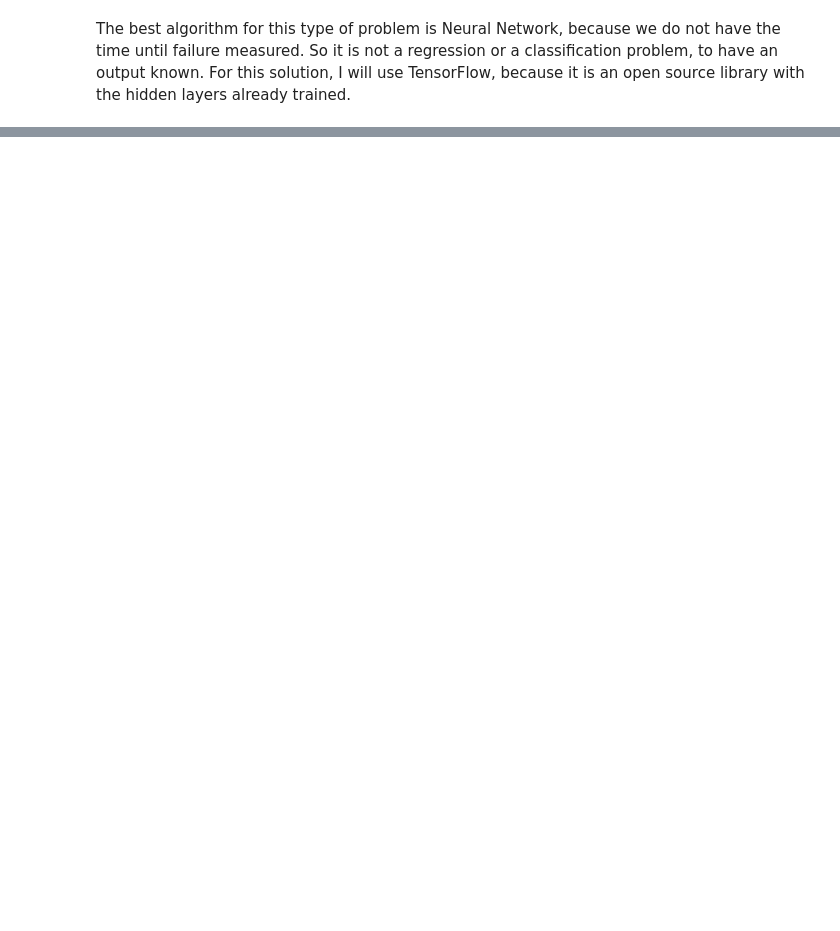
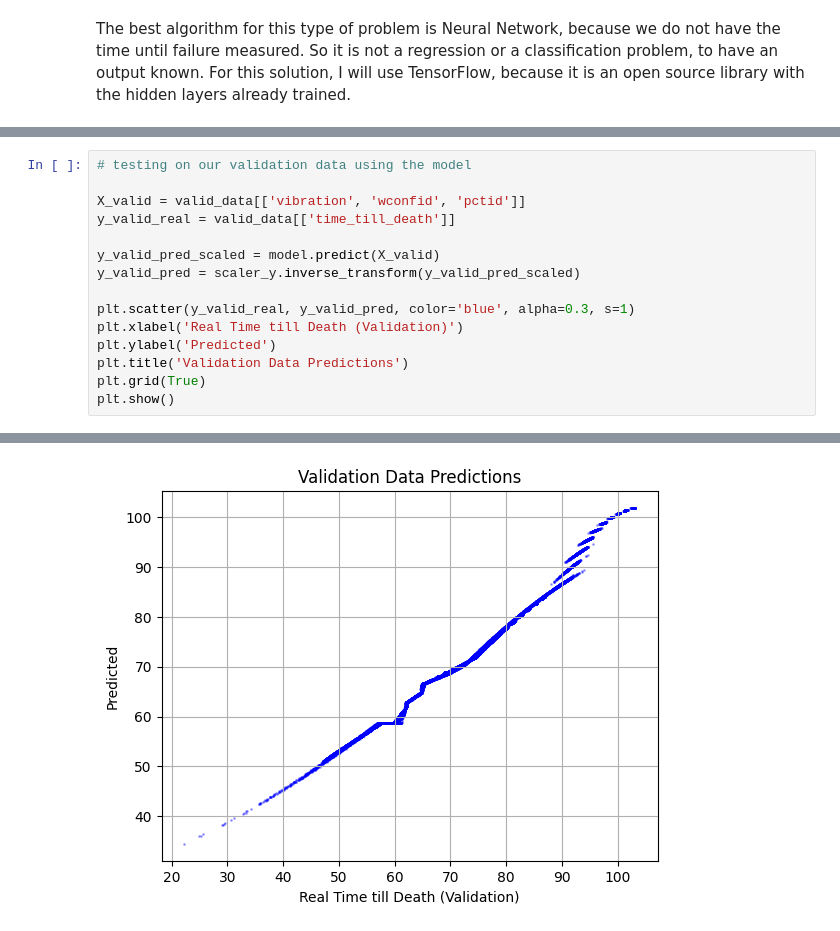
Before and after one commit to viktorthewinner/Engine_Wear_and_FailTime_Predictions, a Jupyter notebook: main.ipynb, the cells around one changed output, grey strips where cells are left out. Drawn from its saved outputs; the diff is of its cells as text; blank space fills up the shorter version.

```diff
--- a/main.ipynb
+++ b/main.ipynb
@@ -243,0 +269,16 @@ plt.show()
+# %%
+# testing on our validation data using the model
+
+X_valid = valid_data[['vibration', 'wconfid', 'pctid']]
+y_valid_real = valid_data[['time_till_death']]
+
+y_valid_pred_scaled = model.predict(X_valid)
+y_valid_pred = scaler_y.inverse_transform(y_valid_pred_scaled)
+
+plt.scatter(y_valid_real, y_valid_pred, color='blue', alpha=0.3, s=1)
+plt.xlabel('Real Time till Death (Validation)')
+plt.ylabel('Predicted')
+plt.title('Validation Data Predictions')
+plt.grid(True)
+plt.show()
+# %% [output]
@@ -243,0 +286 @@ plt.show()
+[figure, added]
```
Also changed, not shown: parts of 18 cells of this notebook, 1 other file.
